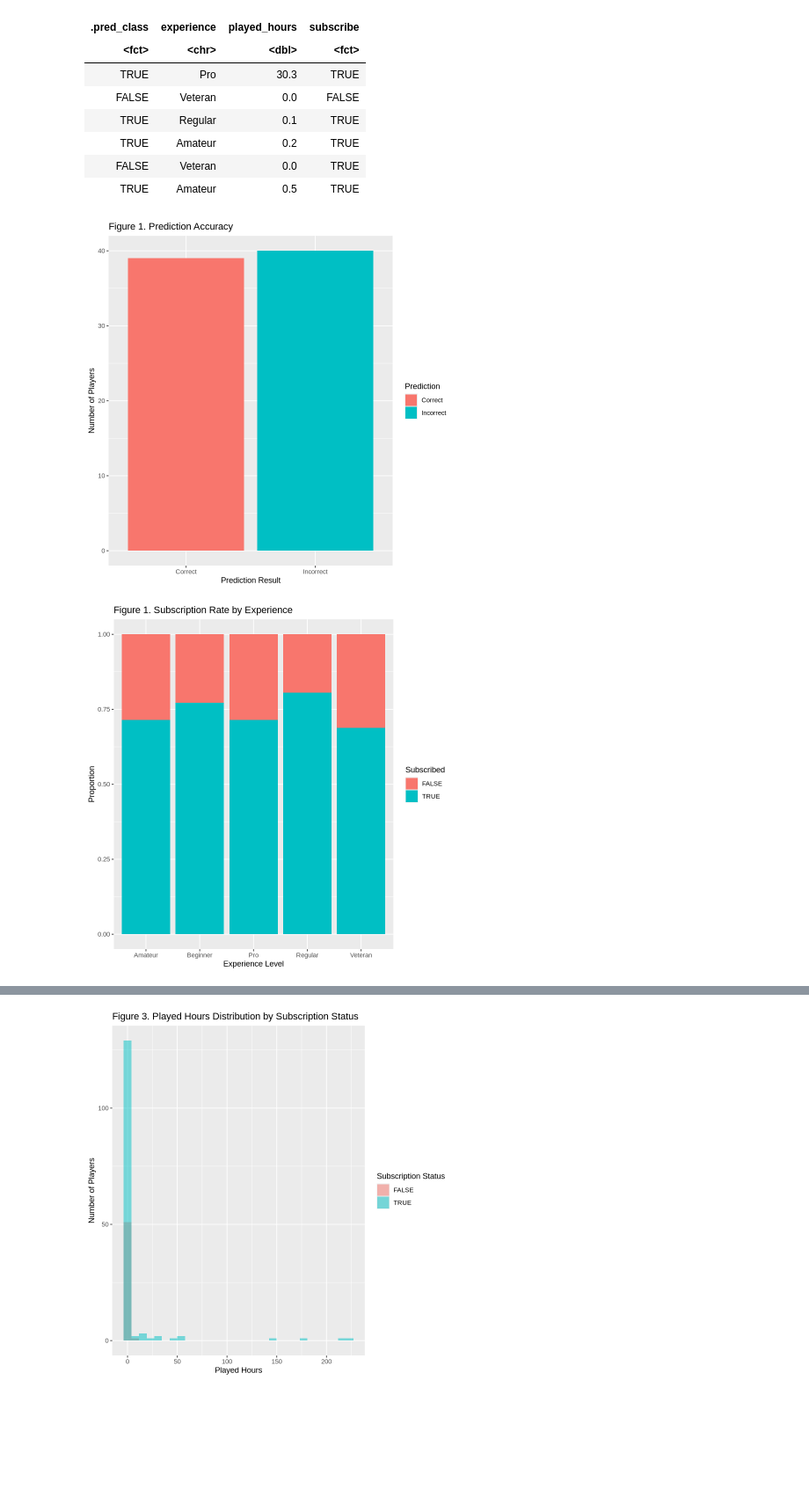
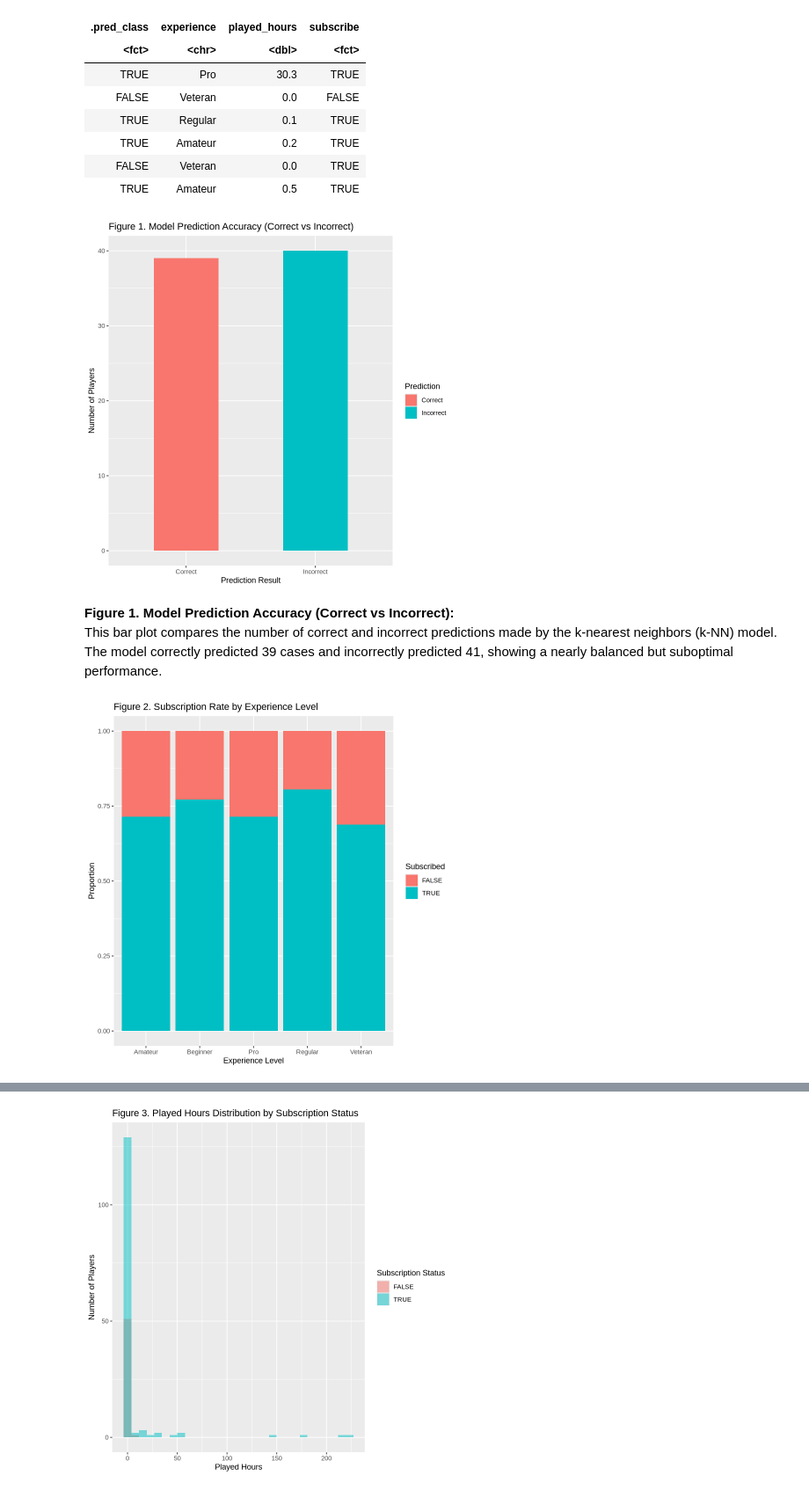
Before and after one commit to X9126/dsci-100-2025ss-individual, a Jupyter notebook: project-1.ipynb, the cells around one changed output, grey strips where cells are left out. Shown: that part at 88% size. Cells and saved outputs as stored; diff of their text form; code cells hidden in the pictures; blank space fills up the shorter version.

Commit message:
Add visualizations and explanations for Figures 1–3
Add plots for model accuracy, experience-based subscription rate, and playtime distribution; include figure explanations before Discussion section.

```diff
--- a/project-1.ipynb
+++ b/project-1.ipynb
@@ -155,20 +155,23 @@ players_predictions <- players_predictions |>
 # %%
 players_predictions |>
   ggplot(aes(x = correct, fill = correct)) +
-  geom_bar() +
-  labs(title = "Figure 1. Prediction Accuracy",
-       x = "Prediction Result",
-       y = "Number of Players",
-       fill = "Prediction")
+  geom_bar(width = 0.5) +
+  labs(title = "Figure 1. Model Prediction Accuracy (Correct vs Incorrect)",
+    x = "Prediction Result",
+    y = "Number of Players",
+    fill = "Prediction")
 # %% [output]
-[figure, old version]
+[figure, new version]
+# %% [markdown]
+**Figure 1. Model Prediction Accuracy (Correct vs Incorrect):**
+This bar plot compares the number of correct and incorrect predictions made by the k-nearest neighbors (k-NN) model. The model correctly predicted 39 cases and incorrectly predicted 41, showing a nearly balanced but suboptimal performance.
 # %%
 experience_plot <- ggplot(clean_players, aes(x = experience, fill = subscribe)) +
   geom_bar(position = "fill") +
-  labs(title = "Figure 1. Subscription Rate by Experience",
+  labs(title = "Figure 2. Subscription Rate by Experience Level",
     x = "Experience Level",
     y = "Proportion",
     fill = "Subscribed" )
 experience_plot
 # %% [output]
-[figure, old version]
+[figure, new version]
```
Also changed, not shown: parts of 3 cells of this notebook.
